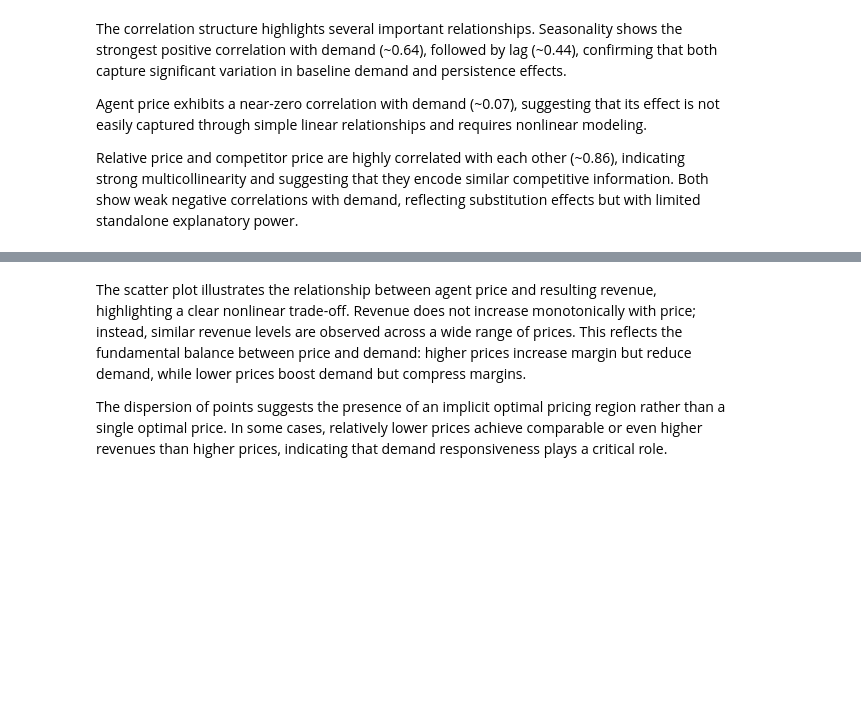
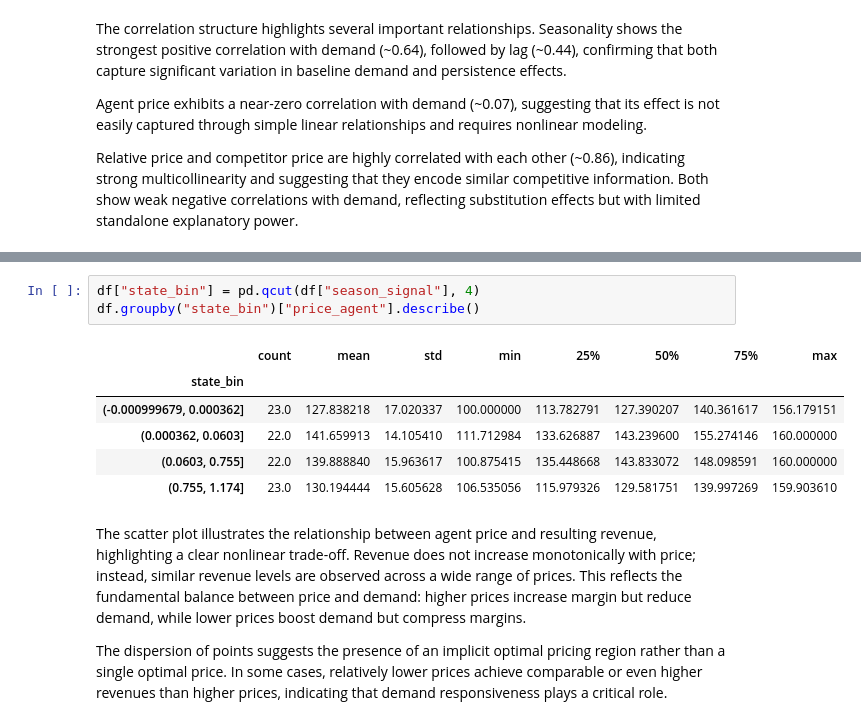
Before and after one commit to brenospires/data-science-examples, a Jupyter notebook: Pricing/2_dynamic_pricing_with_rl/phase_1.ipynb, the cells around one changed output, grey strips where cells are left out. Cells and saved outputs as stored; diff of their text form; blank space fills up the shorter version.

```diff
--- a/Pricing/2_dynamic_pricing_with_rl/phase_1.ipynb
+++ b/Pricing/2_dynamic_pricing_with_rl/phase_1.ipynb
@@ -74,3 +99,13 @@ plt.show()
+# %%
+df["state_bin"] = pd.qcut(df["season_signal"], 4)
+df.groupby("state_bin")["price_agent"].describe()
+# %% [output]
+|  | count | mean | std | min | 25% | 50% | 75% | max |
+| state_bin |  |  |  |  |  |  |  |  |
+| (-0.000999679, 0.000362] | 23.0 | 127.838218 | 17.020337 | 100.000000 | 113.782791 | 127.390207 | 140.361617 | 156.179151 |
+| (0.000362, 0.0603] | 22.0 | 141.659913 | 14.105410 | 111.712984 | 133.626887 | 143.239600 | 155.274146 | 160.000000 |
+| (0.0603, 0.755] | 22.0 | 139.888840 | 15.963617 | 100.875415 | 135.448668 | 143.833072 | 148.098591 | 160.000000 |
+| (0.755, 1.174] | 23.0 | 130.194444 | 15.605628 | 106.535056 | 115.979326 | 129.581751 | 139.997269 | 159.903610 |
 # %% [markdown]
 The scatter plot illustrates the relationship between agent price and resulting revenue, highlighting a clear nonlinear trade-off. Revenue does not increase monotonically with price; instead, similar revenue levels are observed across a wide range of prices. This reflects the fundamental balance between price and demand: higher prices increase margin but reduce demand, while lower prices boost demand but compress margins.
 
```
Also changed, not shown: parts of 21 cells of this notebook, 2 other files.
